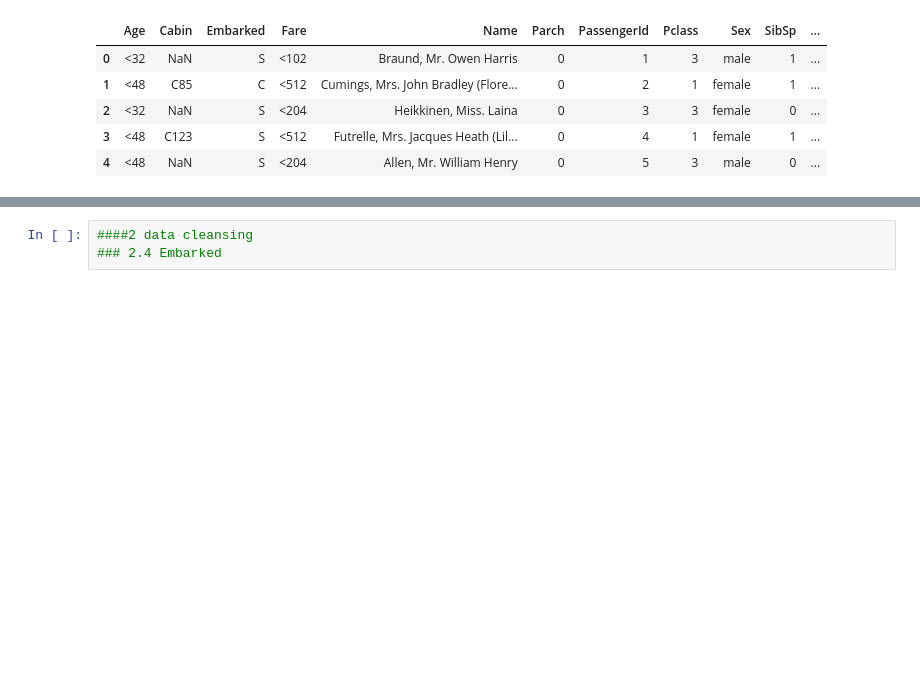
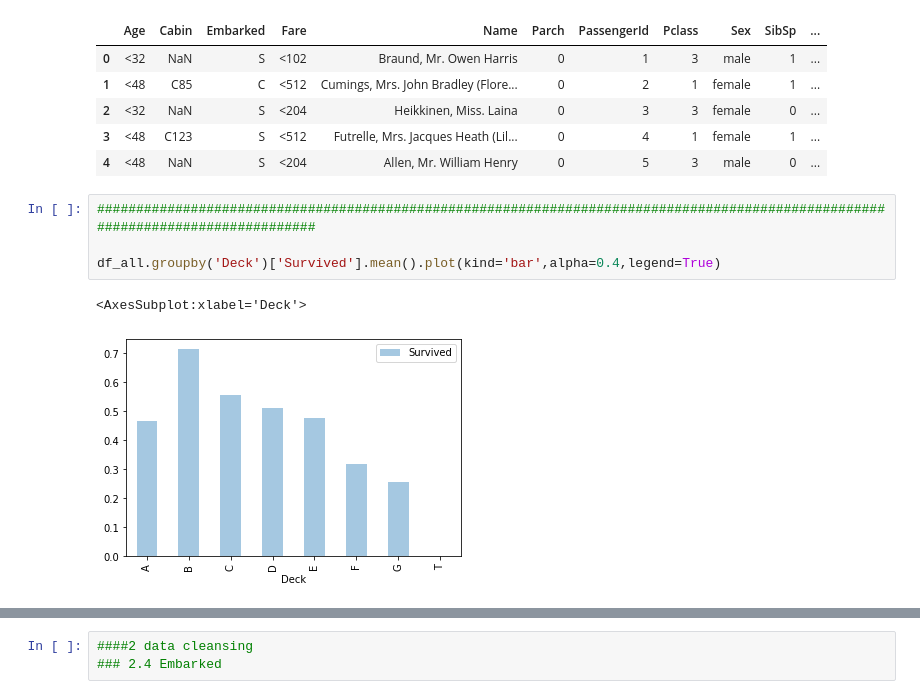
Before and after one commit to johnhhu2020/Kaggle-Machine-Learning-Feature-Engineering, a Jupyter notebook: 87%_Titanic_MachineLearning.ipynb, the cells around one changed output, grey strips where cells are left out. Saved outputs shown, nothing was run; the diff lists cells and outputs as text; blank space fills up the shorter version.

```diff
--- a/87%_Titanic_MachineLearning.ipynb
+++ b/87%_Titanic_MachineLearning.ipynb
@@ -553,6 +553,13 @@ df_all.head()
 | 2 | <32 | NaN | S | <204 | Heikkinen, Miss. Laina | 0 | 3 | 3 | female | 0 | ... |
 | 3 | <48 | C123 | S | <512 | Futrelle, Mrs. Jacques Heath (Lil... | 0 | 4 | 1 | female | 1 | ... |
 | 4 | <48 | NaN | S | <204 | Allen, Mr. William Henry | 0 | 5 | 3 | male | 0 | ... |
+# %%
+#################################################################################################################################
+
+df_all.groupby('Deck')['Survived'].mean().plot(kind='bar',alpha=0.4,legend=True)
+# %% [output]
+<AxesSubplot:xlabel='Deck'>
+[figure, added]
 # %%
 ############################################# not use
 
```
Also changed, not shown: parts of 32 cells of this notebook.
